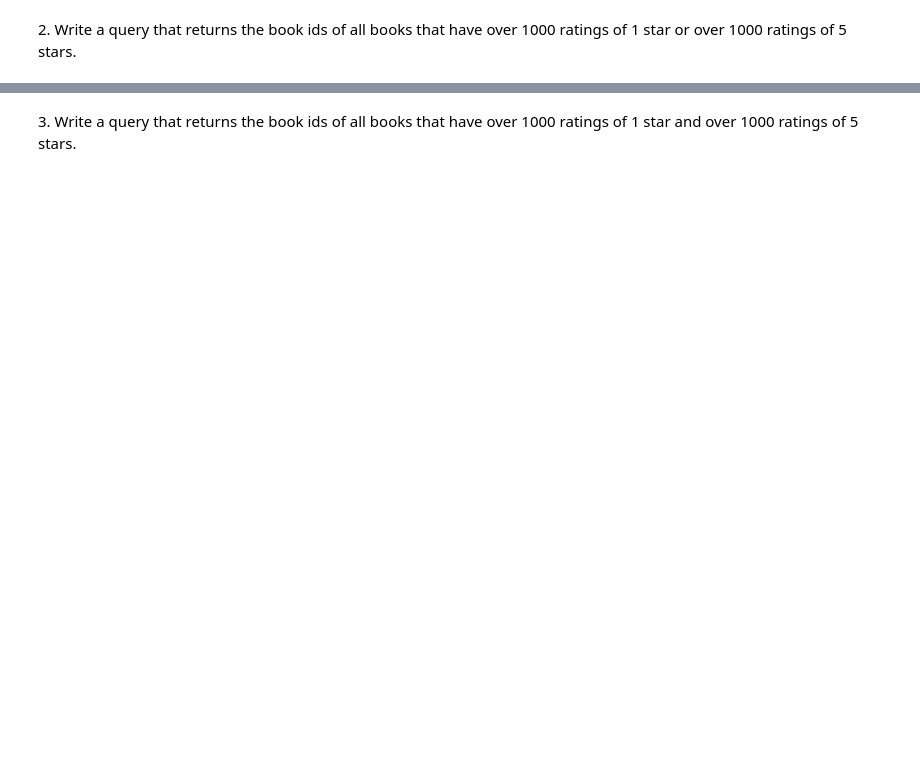
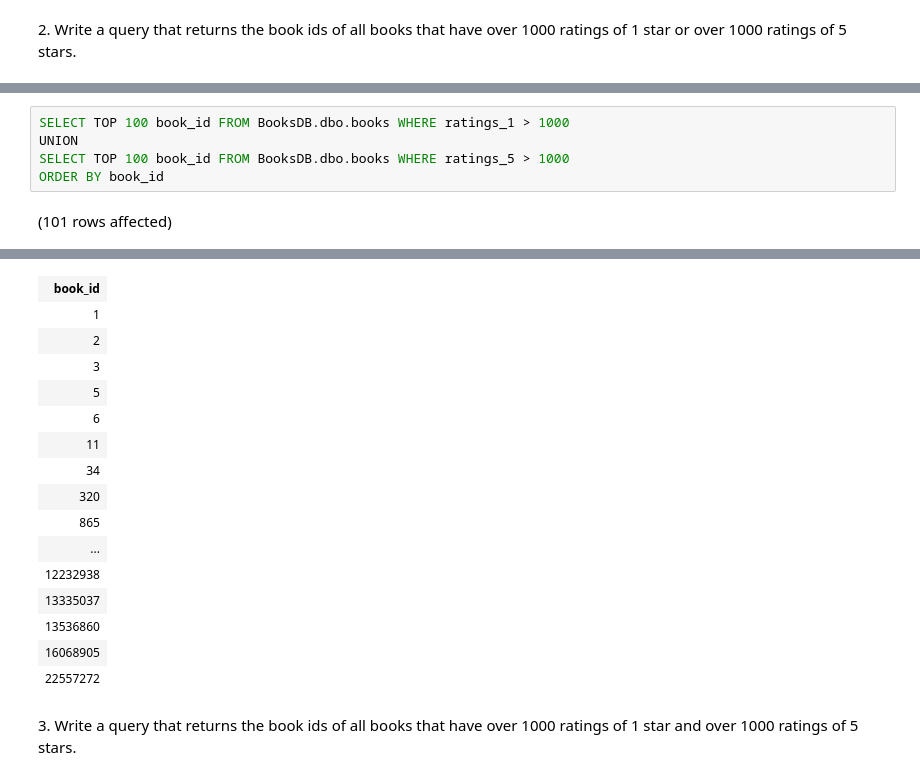
Before and after one commit to yayasanya/sql-part4-exercises, a Jupyter notebook: sql-part4.ipynb, the cells around one changed output, grey strips where cells are left out. Drawn from its saved outputs; the diff is of its cells as text; blank space fills up the shorter version.

```diff
--- a/sql-part4.ipynb
+++ b/sql-part4.ipynb
@@ -16,0 +37,7 @@ Total execution time: 00:00:00
+# %%
+SELECT TOP 100 book_id FROM BooksDB.dbo.books WHERE ratings_1 > 1000
+UNION
+SELECT TOP 100 book_id FROM BooksDB.dbo.books WHERE ratings_5 > 1000
+ORDER BY book_id
+# %% [output]
+(101 rows affected)
@@ -17,2 +45,18 @@ Total execution time: 00:00:00
+| book_id |
+| 1 |
+| 2 |
+| 3 |
+| 5 |
+| 6 |
+| 11 |
+| 34 |
+| 320 |
+| 865 |
+| ... |
+| 12232938 |
+| 13335037 |
+| 13536860 |
+| 16068905 |
+| 22557272 |
 # %% [markdown]
 3. Write a query that returns the book ids of all books that have over 1000 ratings of 1 star and over 1000 ratings of 5 stars.
```
Also changed, not shown: parts of 10 cells of this notebook.
